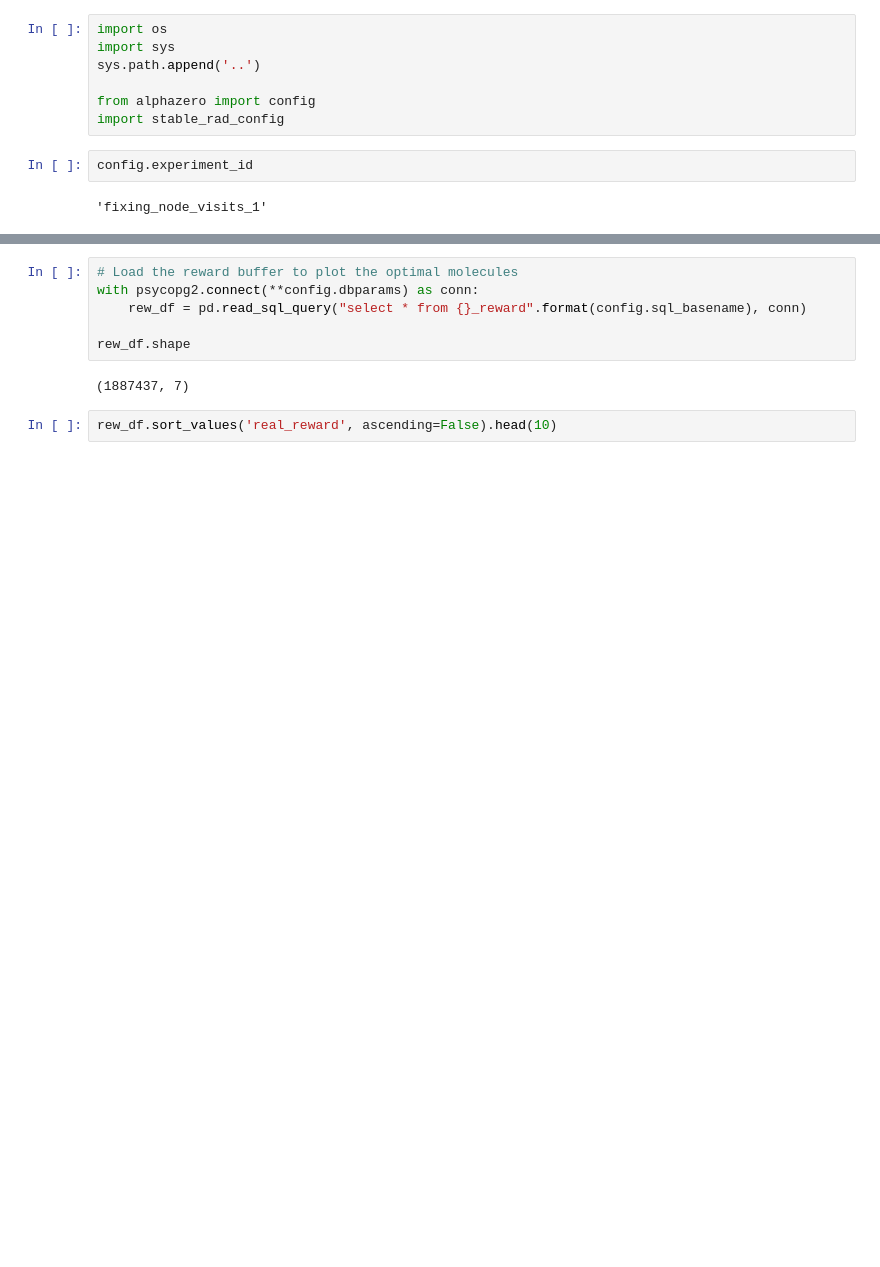
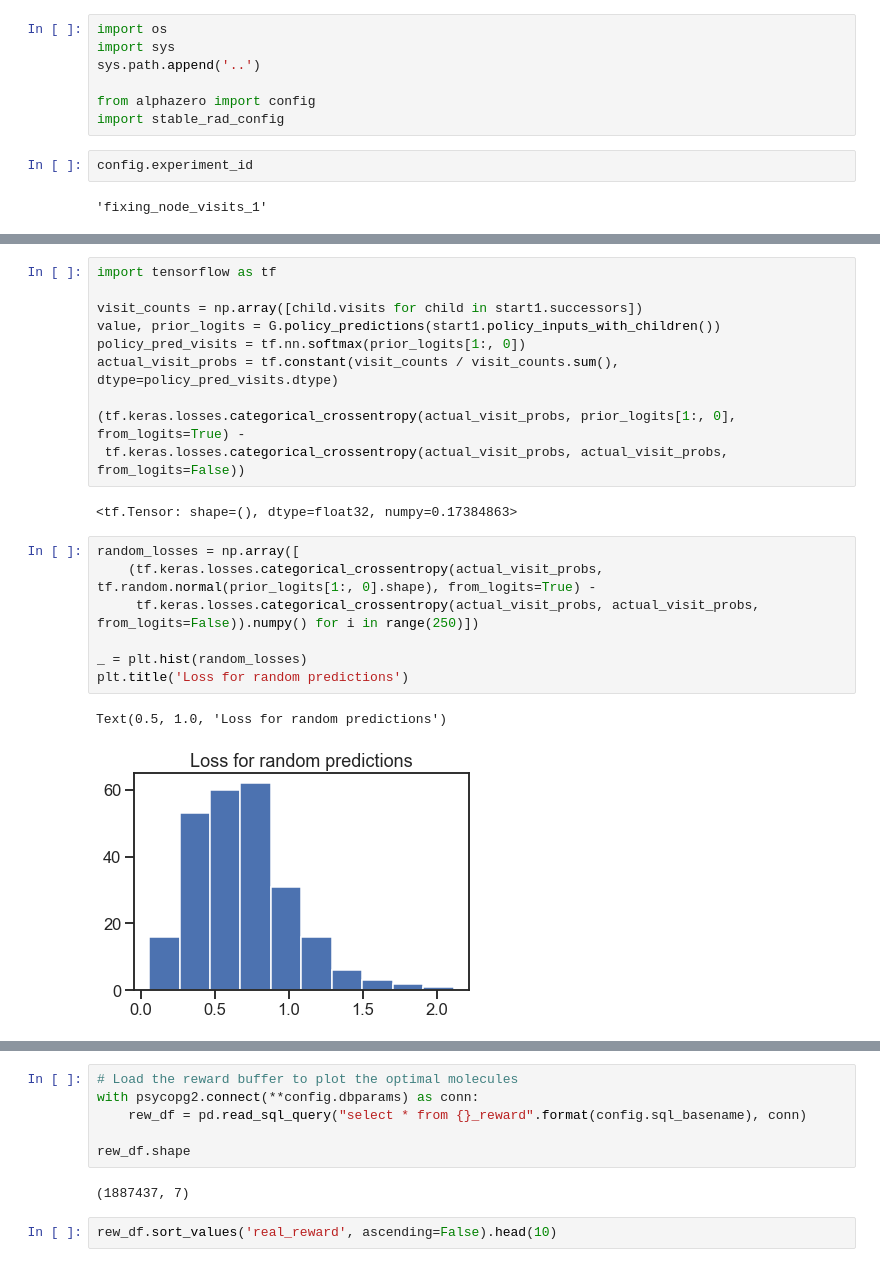
Before and after one commit to NREL/rlmolecule, a Jupyter notebook: stable_radical_optimization/monitor_progress.ipynb, the cells around one changed output, grey strips where cells are left out. Drawn from its saved outputs; the diff is of its cells as text; blank space fills up the shorter version.

```diff
--- a/stable_radical_optimization/monitor_progress.ipynb
+++ b/stable_radical_optimization/monitor_progress.ipynb
@@ -73,3 +80,25 @@ Text(0.5, 0, 'Time (hours)')
+# %%
+import tensorflow as tf
+
+visit_counts = np.array([child.visits for child in start1.successors])
+value, prior_logits = G.policy_predictions(start1.policy_inputs_with_children())
+policy_pred_visits = tf.nn.softmax(prior_logits[1:, 0])
+actual_visit_probs = tf.constant(visit_counts / visit_counts.sum(), dtype=policy_pred_visits.dtype)
+
+(tf.keras.losses.categorical_crossentropy(actual_visit_probs, prior_logits[1:, 0], from_logits=True) -
+ tf.keras.losses.categorical_crossentropy(actual_visit_probs, actual_visit_probs, from_logits=False))
+# %% [output]
+<tf.Tensor: shape=(), dtype=float32, numpy=0.17384863>
+# %%
+random_losses = np.array([
+    (tf.keras.losses.categorical_crossentropy(actual_visit_probs, tf.random.normal(prior_logits[1:, 0].shape), from_logits=True) -
+     tf.keras.losses.categorical_crossentropy(actual_visit_probs, actual_visit_probs, from_logits=False)).numpy() for i in range(250)])
+
+_ = plt.hist(random_losses)
+plt.title('Loss for random predictions')
+# %% [output]
+Text(0.5, 1.0, 'Loss for random predictions')
+[figure, added]
 # %%
 df.tail(20)
 # %% [output]
```
Also changed, not shown: parts of 3 cells of this notebook.
